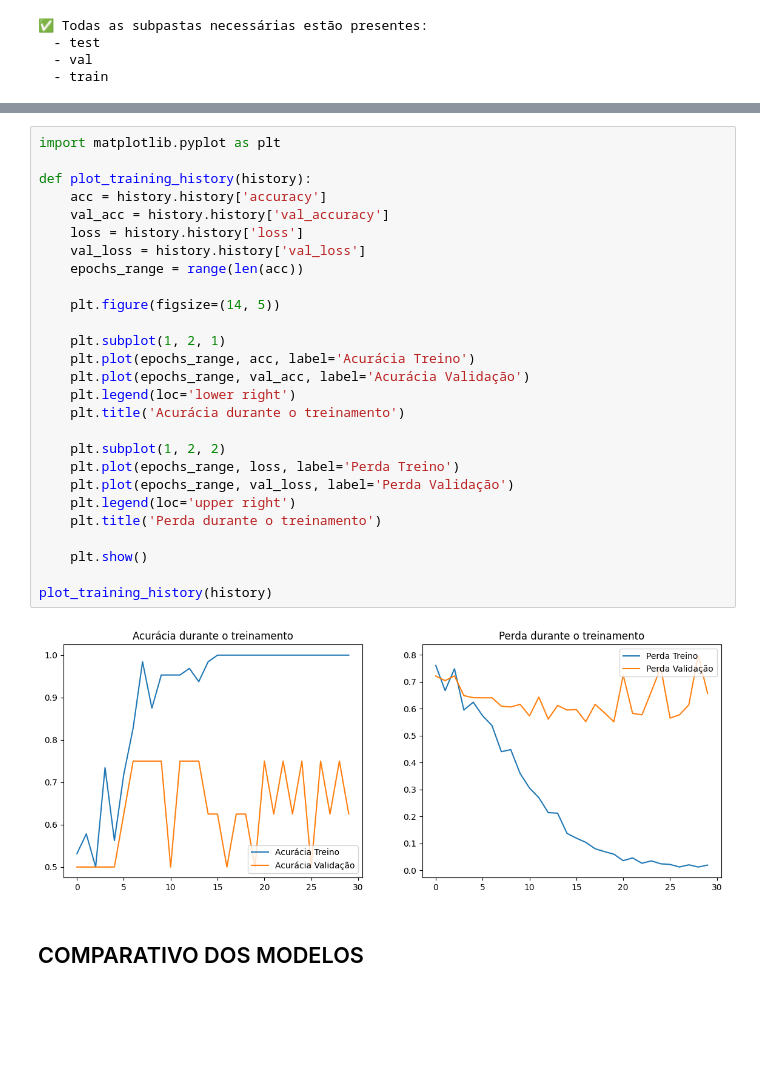
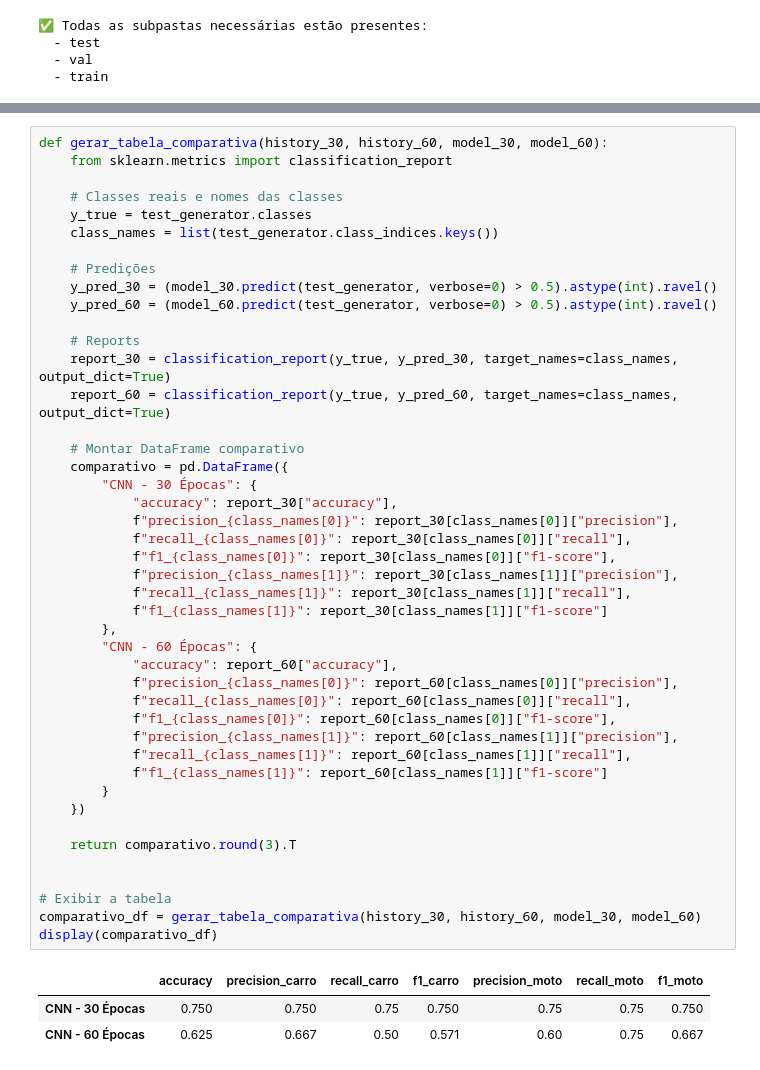
Before and after one commit to joseandrefilho/1TIAOR20242_FASE6_CAP1, a Jupyter notebook: notebooks/1TIAOR20242_FASE6_CAP1_Entrega02.ipynb, the cells around one changed output, grey strips where cells are left out. Cells and saved outputs as stored; diff of their text form; blank space fills up the shorter version.

```diff
--- a/notebooks/1TIAOR20242_FASE6_CAP1_Entrega02.ipynb
+++ b/notebooks/1TIAOR20242_FASE6_CAP1_Entrega02.ipynb
@@ -413,31 +539,48 @@ Epoch 30/30
-# %%
-import matplotlib.pyplot as plt
-
-def plot_training_history(history):
-    acc = history.history['accuracy']
-    val_acc = history.history['val_accuracy']
-    loss = history.history['loss']
-    val_loss = history.history['val_loss']
-    epochs_range = range(len(acc))
-
-    plt.figure(figsize=(14, 5))
-
-    plt.subplot(1, 2, 1)
-    plt.plot(epochs_range, acc, label='Acurácia Treino')
-    plt.plot(epochs_range, val_acc, label='Acurácia Validação')
-    plt.legend(loc='lower right')
-    plt.title('Acurácia durante o treinamento')
-
-    plt.subplot(1, 2, 2)
-    plt.plot(epochs_range, loss, label='Perda Treino')
-    plt.plot(epochs_range, val_loss, label='Perda Validação')
-    plt.legend(loc='upper right')
-    plt.title('Perda durante o treinamento')
-
-    plt.show()
-
-plot_training_history(history)
-# %% [output]
-[figure, removed]
-# %% [markdown]
-## COMPARATIVO DOS MODELOS
+# %%
+def gerar_tabela_comparativa(history_30, history_60, model_30, model_60):
+    from sklearn.metrics import classification_report
+
+    # Classes reais e nomes das classes
+    y_true = test_generator.classes
+    class_names = list(test_generator.class_indices.keys())
+
+    # Predições
+    y_pred_30 = (model_30.predict(test_generator, verbose=0) > 0.5).astype(int).ravel()
+    y_pred_60 = (model_60.predict(test_generator, verbose=0) > 0.5).astype(int).ravel()
+
+    # Reports
+    report_30 = classification_report(y_true, y_pred_30, target_names=class_names, output_dict=True)
+    report_60 = classification_report(y_true, y_pred_60, target_names=class_names, output_dict=True)
+
+    # Montar DataFrame comparativo
+    comparativo = pd.DataFrame({
+        "CNN - 30 Épocas": {
+            "accuracy": report_30["accuracy"],
+            f"precision_{class_names[0]}": report_30[class_names[0]]["precision"],
+            f"recall_{class_names[0]}": report_30[class_names[0]]["recall"],
+            f"f1_{class_names[0]}": report_30[class_names[0]]["f1-score"],
+            f"precision_{class_names[1]}": report_30[class_names[1]]["precision"],
+            f"recall_{class_names[1]}": report_30[class_names[1]]["recall"],
+            f"f1_{class_names[1]}": report_30[class_names[1]]["f1-score"]
+        },
+        "CNN - 60 Épocas": {
+            "accuracy": report_60["accuracy"],
+            f"precision_{class_names[0]}": report_60[class_names[0]]["precision"],
+            f"recall_{class_names[0]}": report_60[class_names[0]]["recall"],
+            f"f1_{class_names[0]}": report_60[class_names[0]]["f1-score"],
+            f"precision_{class_names[1]}": report_60[class_names[1]]["precision"],
+            f"recall_{class_names[1]}": report_60[class_names[1]]["recall"],
+            f"f1_{class_names[1]}": report_60[class_names[1]]["f1-score"]
+        }
+    })
+
+    return comparativo.round(3).T
+
+
+# Exibir a tabela
+comparativo_df = gerar_tabela_comparativa(history_30, history_60, model_30, model_60)
+display(comparativo_df)
+# %% [output]
+|  | accuracy | precision_carro | recall_carro | f1_carro | precision_moto | recall_moto | f1_moto |
+| CNN - 30 Épocas | 0.750 | 0.750 | 0.75 | 0.750 | 0.75 | 0.75 | 0.750 |
+| CNN - 60 Épocas | 0.625 | 0.667 | 0.50 | 0.571 | 0.60 | 0.75 | 0.667 |
```
Also changed, not shown: parts of 29 cells of this notebook, 9 other files.
